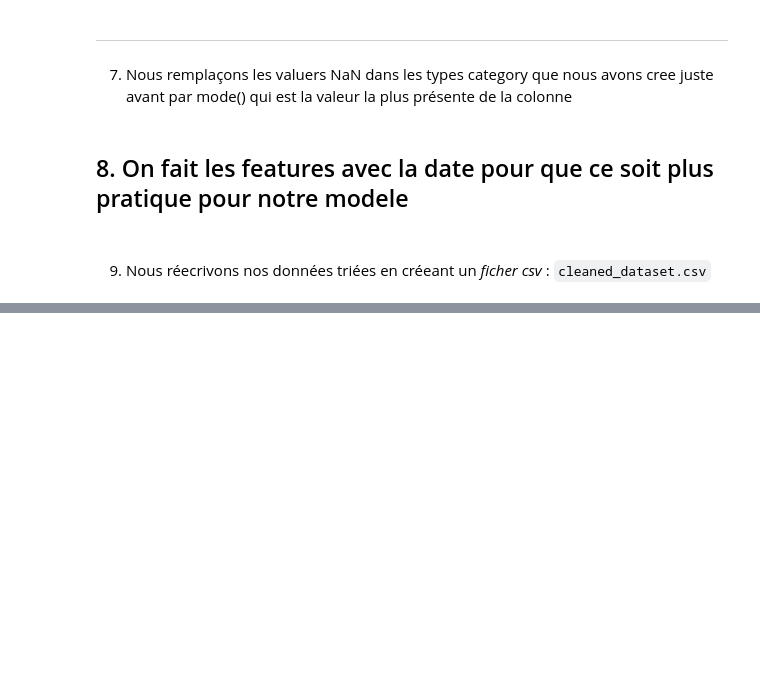
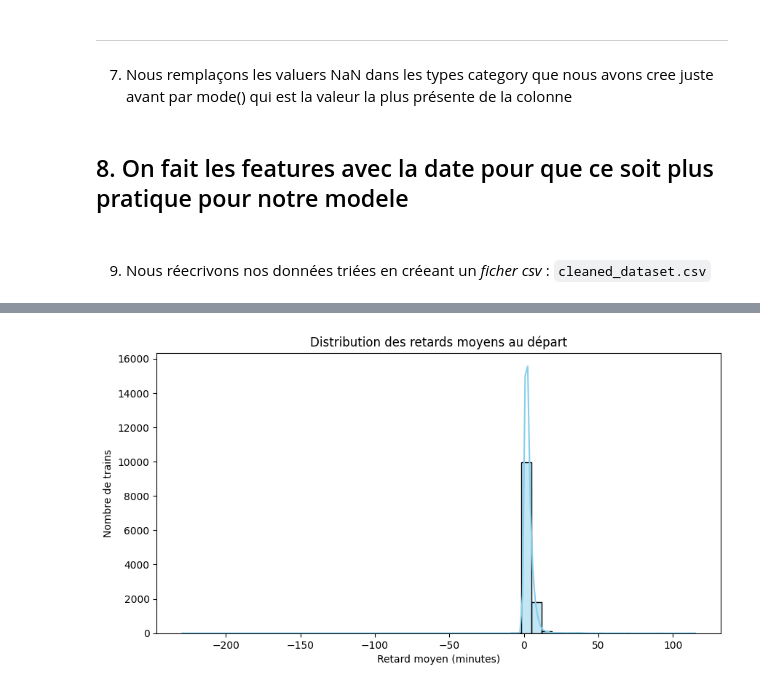
Before and after one commit to louispouillet/Etardis, a Jupyter notebook: tardis_eda.ipynb, the cells around one changed output, grey strips where cells are left out. Drawn from its saved outputs; the diff is of its cells as text; code cells hidden in the pictures; blank space fills up the shorter version.

```diff
--- a/tardis_eda.ipynb
+++ b/tardis_eda.ipynb
@@ -144,0 +218,15 @@ df.describe()
+# %%
+import matplotlib.pyplot as plt
+import seaborn as sns
+
+
+plt.figure(figsize=(10, 5))
+sns.histplot(
+    df["Retard moyen de tous les trains au départ"], bins=50, kde=True, color="skyblue"
+)
+plt.title("Distribution des retards moyens au départ")
+plt.xlabel("Retard moyen (minutes)")
+plt.ylabel("Nombre de trains")
+plt.show()
+# %% [output]
+[figure, added]
```
Also changed, not shown: parts of 14 cells of this notebook.
